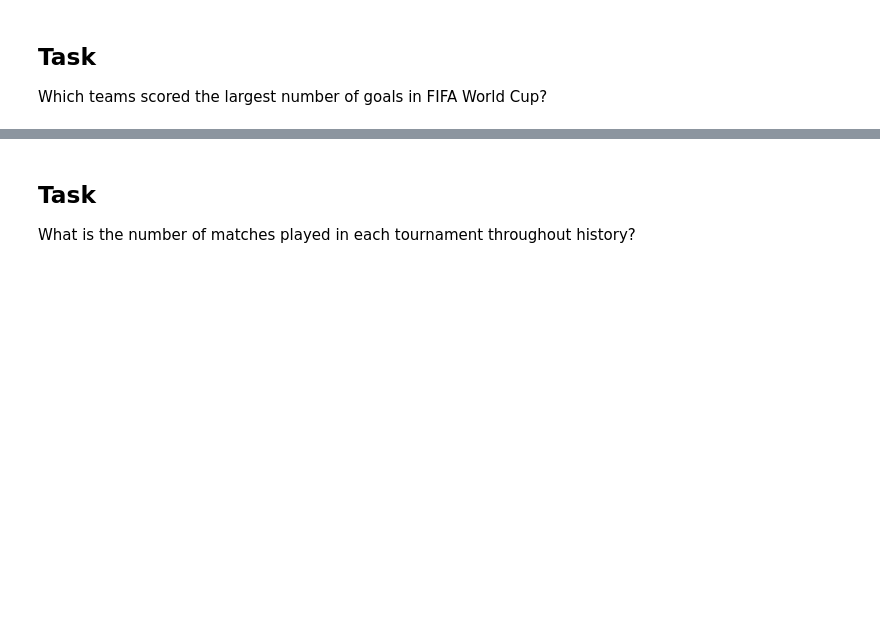
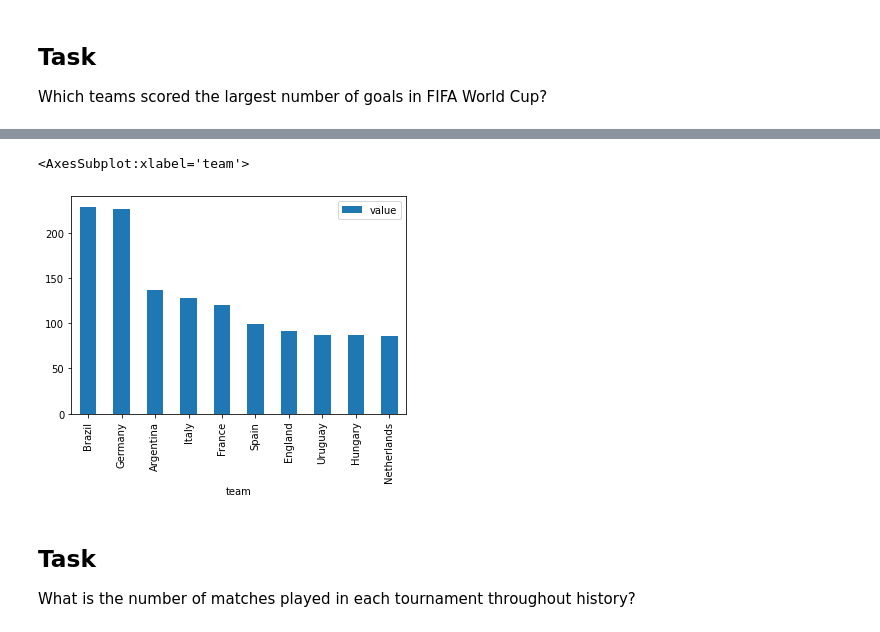
Before and after one commit to TasneemYou/dataviz_exercises, a Jupyter notebook: dataviz_challenge.ipynb, the cells around one changed output, grey strips where cells are left out. Cells and saved outputs as stored; diff of their text form; code cells hidden in the pictures; blank space fills up the shorter version.

```diff
--- a/dataviz_challenge.ipynb
+++ b/dataviz_challenge.ipynb
@@ -62,0 +69,2 @@ See the caveats in the documentation: https://pandas.pydata.org/pandas-docs/stab
+# %%
+df_3=df_1.melt(id_vars=['away_team'],value_vars=['away_score'])
@@ -62,0 +87,4 @@ See the caveats in the documentation: https://pandas.pydata.org/pandas-docs/stab
+# %%
+df_3.rename(columns={'away_team':'team'},inplace=True)
+# %%
+df_4 = pd.concat([df_2,df_3])
@@ -62,0 +107,2 @@ See the caveats in the documentation: https://pandas.pydata.org/pandas-docs/stab
+# %%
+df_5=df_4.groupby('team').sum().sort_values(by='value',ascending=False)
@@ -63,3 +126,8 @@ See the caveats in the documentation: https://pandas.pydata.org/pandas-docs/stab
+# %%
+df_5.head(10).plot.bar()
+# %% [output]
+<AxesSubplot:xlabel='team'>
+[figure, added]
 # %% [markdown]
 ## Task
 What is the number of matches played in each tournament throughout history?
```
Also changed, not shown: parts of 19 cells of this notebook.
